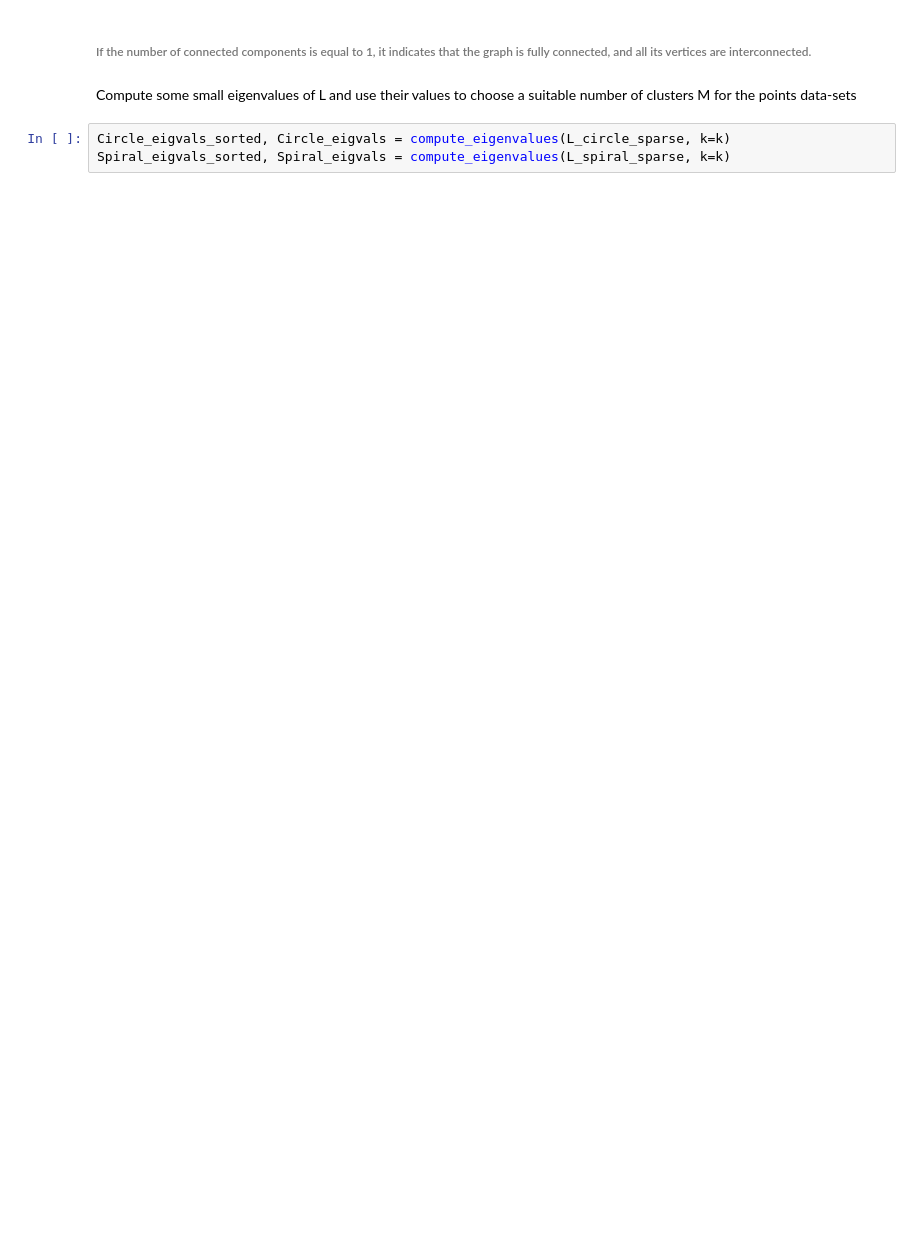
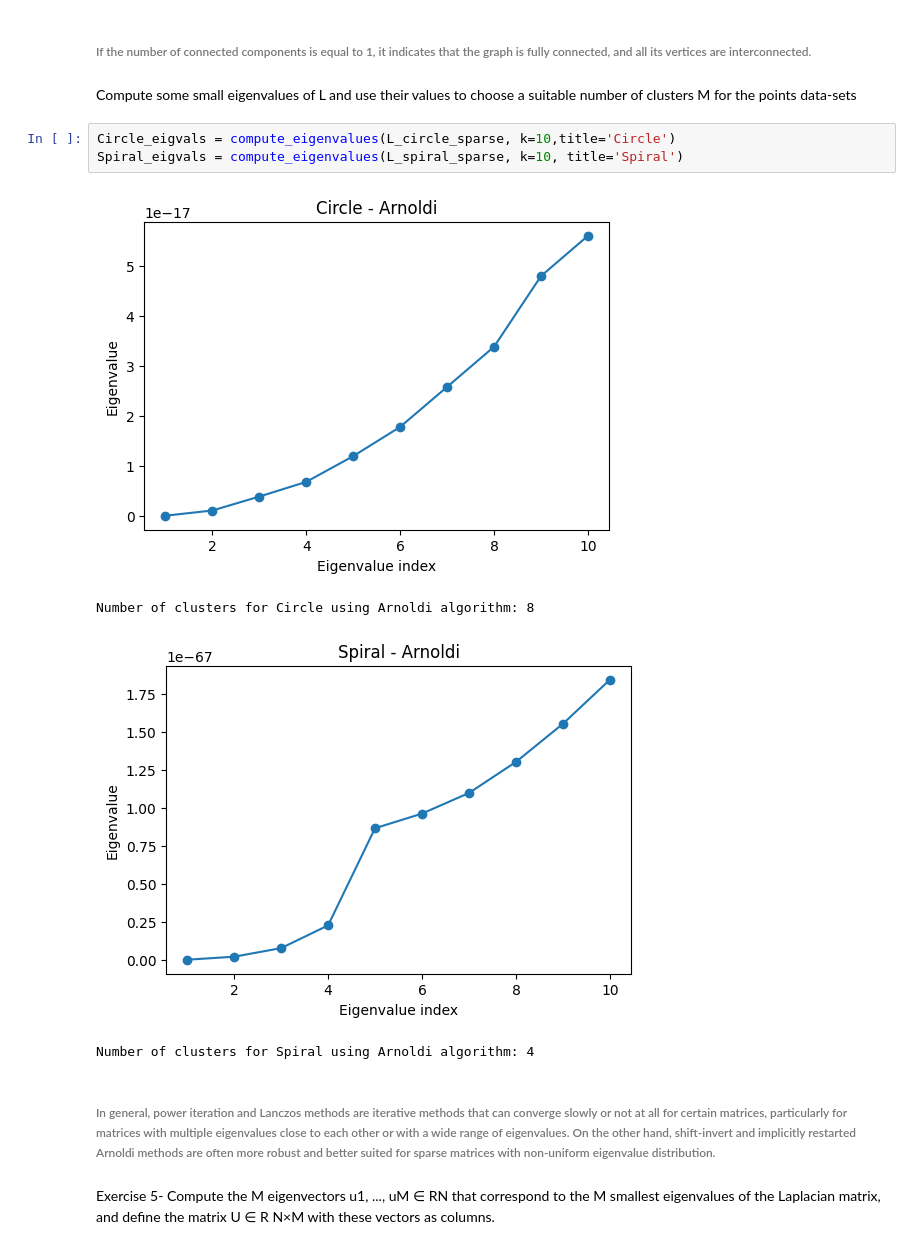
Before and after one commit to codeowlers/SpectralClustering, a Jupyter notebook: main-script.ipynb, the cells around one changed output. Saved outputs shown, nothing was run; the diff lists cells and outputs as text; blank space fills up the shorter version.

Commit message:
Exercise 4- Update Compute small eignevalues, choose M

```diff
--- a/main-script.ipynb
+++ b/main-script.ipynb
@@ -59,5 +65,14 @@ print("Number of connected components (Spiral): ", spiral_num_components)
  Compute some small eigenvalues of L and use their values to choose a
 suitable number of clusters M for the points data-sets
 # %%
-Circle_eigvals_sorted, Circle_eigvals = compute_eigenvalues(L_circle_sparse, k=k)
-Spiral_eigvals_sorted, Spiral_eigvals = compute_eigenvalues(L_spiral_sparse, k=k)
+Circle_eigvals = compute_eigenvalues(L_circle_sparse, k=10,title='Circle')
+Spiral_eigvals = compute_eigenvalues(L_spiral_sparse, k=10, title='Spiral')
+# %% [output]
+[figure, added]
+Number of clusters for Circle using Arnoldi algorithm: 8
+[figure, added]
+Number of clusters for Spiral using Arnoldi algorithm: 4
+# %% [markdown]
+###### In general, power iteration and Lanczos methods are iterative methods that can converge slowly or not at all for certain matrices, particularly for matrices with multiple eigenvalues close to each other or with a wide range of eigenvalues. On the other hand, shift-invert and implicitly restarted Arnoldi methods are often more robust and better suited for sparse matrices with non-uniform eigenvalue distribution.
+# %% [markdown]
+Exercise 5- Compute the M eigenvectors u1, ..., uM ∈ RN that correspond to the M smallest eigenvalues of the Laplacian matrix, and define the matrix U ∈ R N×M with these vectors as columns.
```
Also changed, not shown: parts of 2 cells of this notebook, 1 other file.
